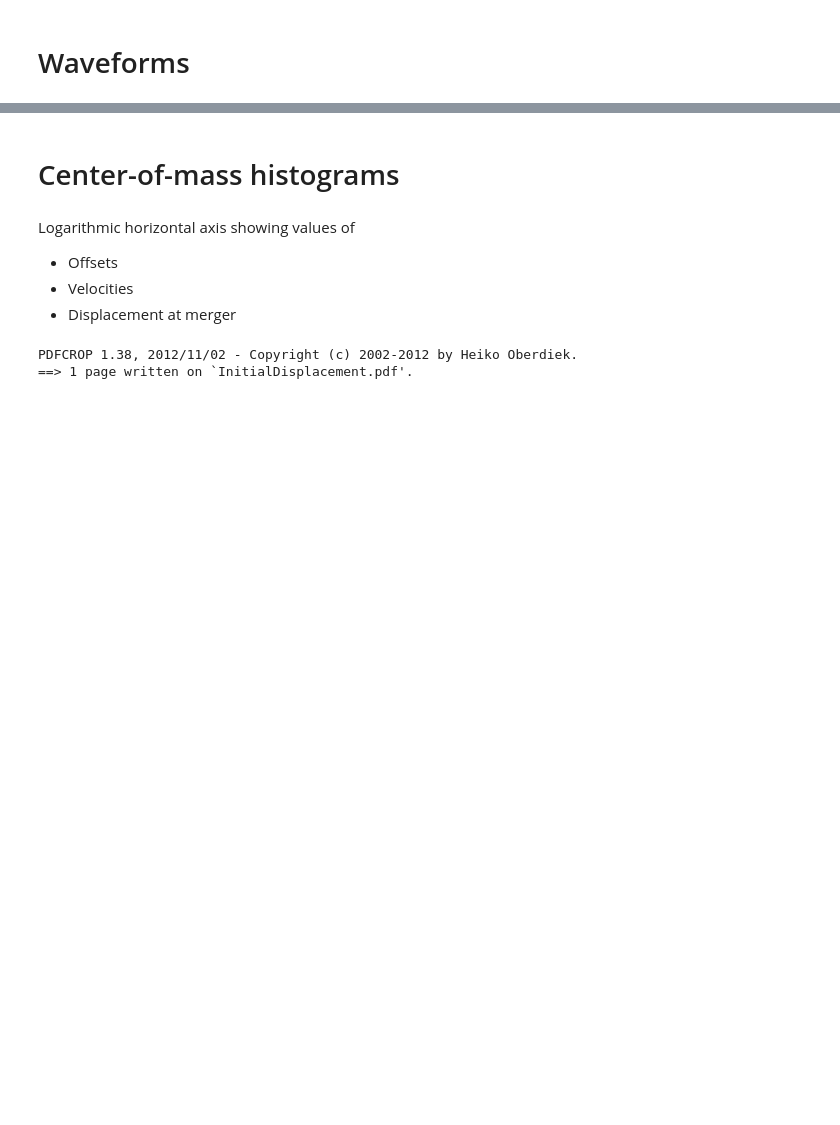
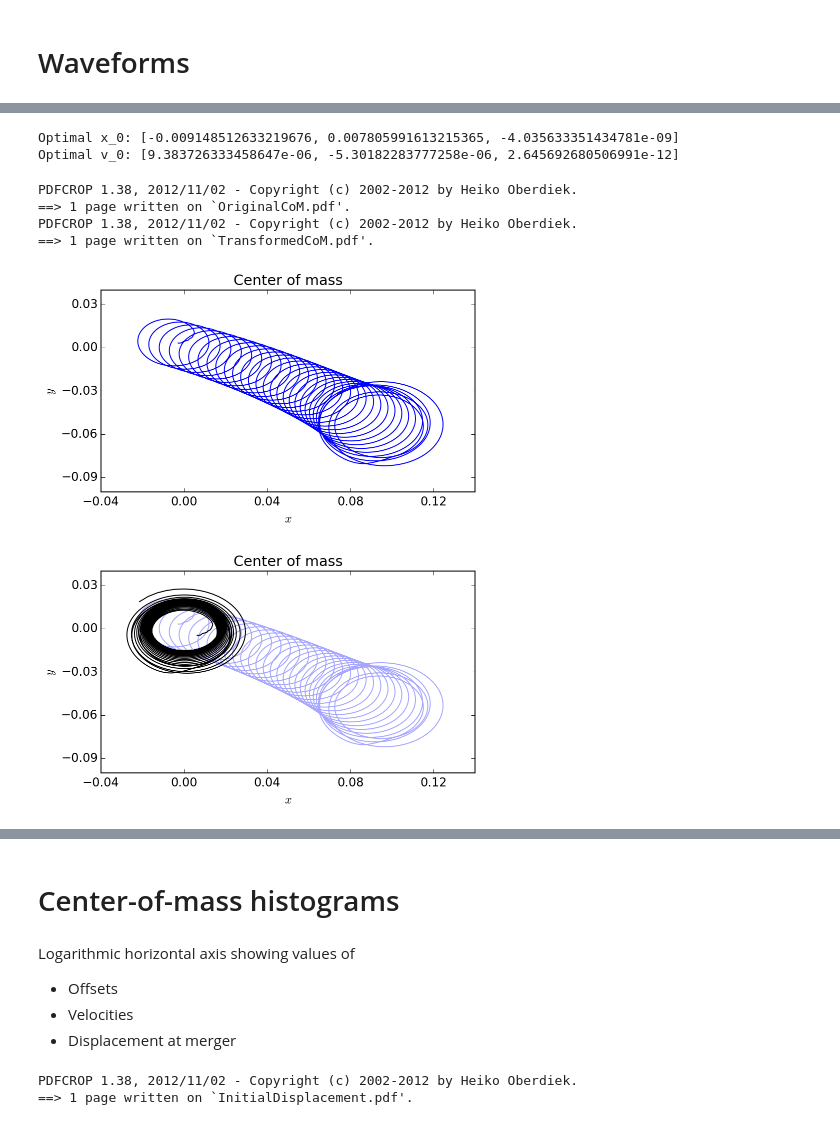
Before and after one commit to mobleTalks/SXS2015, a Jupyter notebook: Plots/Notes.ipynb, the cells around one changed output, grey strips where cells are left out. Cells and saved outputs as stored; diff of their text form; code cells hidden in the pictures; blank space fills up the shorter version.

```diff
--- a/Plots/Notes.ipynb
+++ b/Plots/Notes.ipynb
@@ -16,0 +49,38 @@ from mpl_toolkits.mplot3d import Axes3D
+# %%
+t, CoM = waveforms.SpEC.com_motion(directory+'Horizons.h5')
+x_0, v_0, t_0 = waveforms.SpEC.estimate_avg_com_motion(directory+'Horizons.h5')
+offset = (x_0 + np.outer(t, v_0))
+# %% [output]
+Optimal x_0: [-0.009148512633219676, 0.007805991613215365, -4.035633351434781e-09]
+Optimal v_0: [9.383726333458647e-06, -5.30182283777258e-06, 2.645692680506991e-12]
+# %%
+fig = plt.figure(figsize = (6,3.5))
+plt.plot(CoM[:,0], CoM[:,1], alpha=1.)
+plt.plot(CoM[:,0]-offset[:,0], CoM[:,1]-offset[:,1], alpha=0.0)
+plt.yticks(np.arange(-0.09, 0.04, 0.03))
+plt.xticks(np.arange(-0.04, 0.14, 0.04))
+plt.xlabel(r"$x$")
+plt.ylabel(r"$y$")
+plt.title(r"Center of mass")
+plt.tight_layout(pad=0.1)
+plt.savefig('OriginalCoM.pdf', transparent=True);
+! pdfcrop OriginalCoM.pdf OriginalCoM.pdf
+
+fig = plt.figure(figsize = (6,3.5))
+plt.plot(CoM[:,0], CoM[:,1], alpha=0.35)
+plt.plot(CoM[:,0]-offset[:,0], CoM[:,1]-offset[:,1], color='black')
+plt.yticks(np.arange(-0.09, 0.04, 0.03))
+plt.xticks(np.arange(-0.04, 0.14, 0.04))
+plt.xlabel(r"$x$")
+plt.ylabel(r"$y$")
+plt.title(r"Center of mass")
+plt.tight_layout(pad=0.1)
+plt.savefig('TransformedCoM.pdf', transparent=True);
+! pdfcrop TransformedCoM.pdf TransformedCoM.pdf
+# %% [output]
+PDFCROP 1.38, 2012/11/02 - Copyright (c) 2002-2012 by Heiko Oberdiek.
+==> 1 page written on `OriginalCoM.pdf'.
+PDFCROP 1.38, 2012/11/02 - Copyright (c) 2002-2012 by Heiko Oberdiek.
+==> 1 page written on `TransformedCoM.pdf'.
+[figure, added]
+[figure, added]
```
Also changed, not shown: parts of 4 cells of this notebook, 2 other files.
